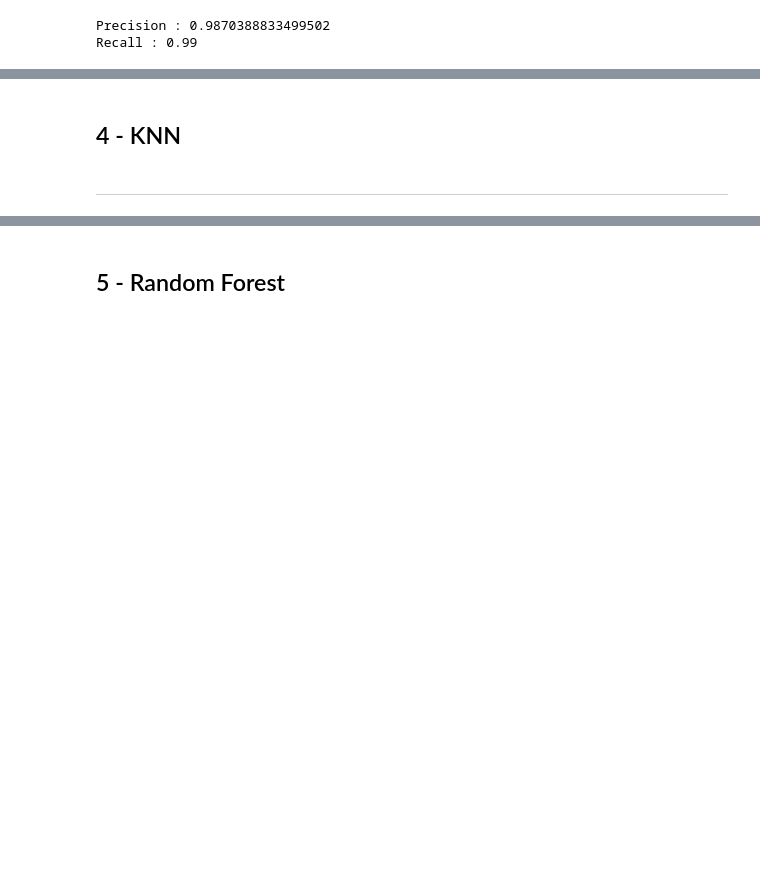
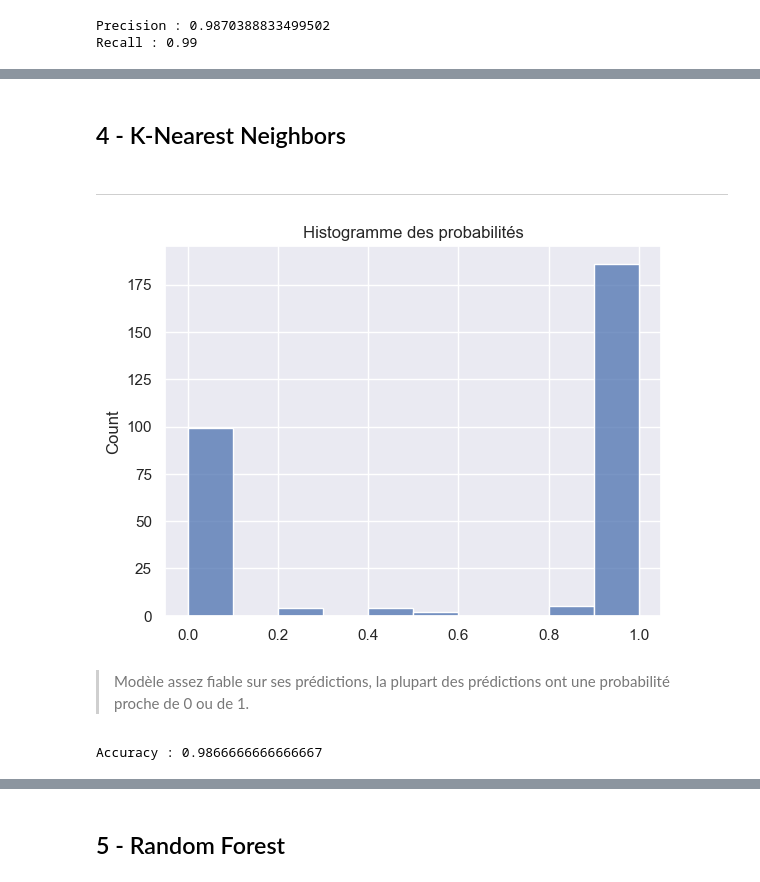
Before and after one commit to lengocduyvu/oncfm-detection-faux-billets, a Jupyter notebook: notebooks/oncfm-analyse.ipynb, the cells around one changed output, grey strips where cells are left out. Drawn from its saved outputs; the diff is of its cells as text; code cells hidden in the pictures; blank space fills up the shorter version.

```diff
--- a/notebooks/oncfm-analyse.ipynb
+++ b/notebooks/oncfm-analyse.ipynb
@@ -469,6 +470,36 @@ Recall : 0.99
 # %% [markdown]
 <img src="../gfx/sep.jpg" alt="Barre">
 # %% [markdown]
-## 4 - KNN
+## 4 - K-Nearest Neighbors
 # %% [markdown]
 ***
+# %%
+# Séparation du jeu de données
+X_train, X_test, y_train, y_test = train_test_split(X, y, test_size=0.2, random_state=42)
+# %%
+# Centrage et réduction
+scaler = StandardScaler()
+X_train_scaled = scaler.fit_transform(X_train)
+X_test_scaled = scaler.fit_transform(X_test)
+# %%
+# Classifieur KNN
+clf = KNeighborsClassifier(n_neighbors=5)
+clf.fit(X_train_scaled, y_train)
+# Prédiction
+y_pred = clf.predict(X_test_scaled)
+# %%
+# Histogramme des probabilités pour analyser les performances du modèle
+y_hat_proba = clf.predict_proba(X_test_scaled)[:,1]
+sns.histplot(y_hat_proba)
+plt.title('Histogramme des probabilités')
+plt.show()
+# %% [output]
+[figure, added]
+# %% [markdown]
+> Modèle assez fiable sur ses prédictions, la plupart des prédictions ont une probabilité proche de 0 ou de 1.
+# %%
+# Accuracy
+y_pred = clf.predict(X_test_scaled)
+print(f"Accuracy : {accuracy_score(y_test, y_pred)}")
+# %% [output]
+Accuracy : 0.9866666666666667
```
Also changed, not shown: parts of 8 cells of this notebook.
